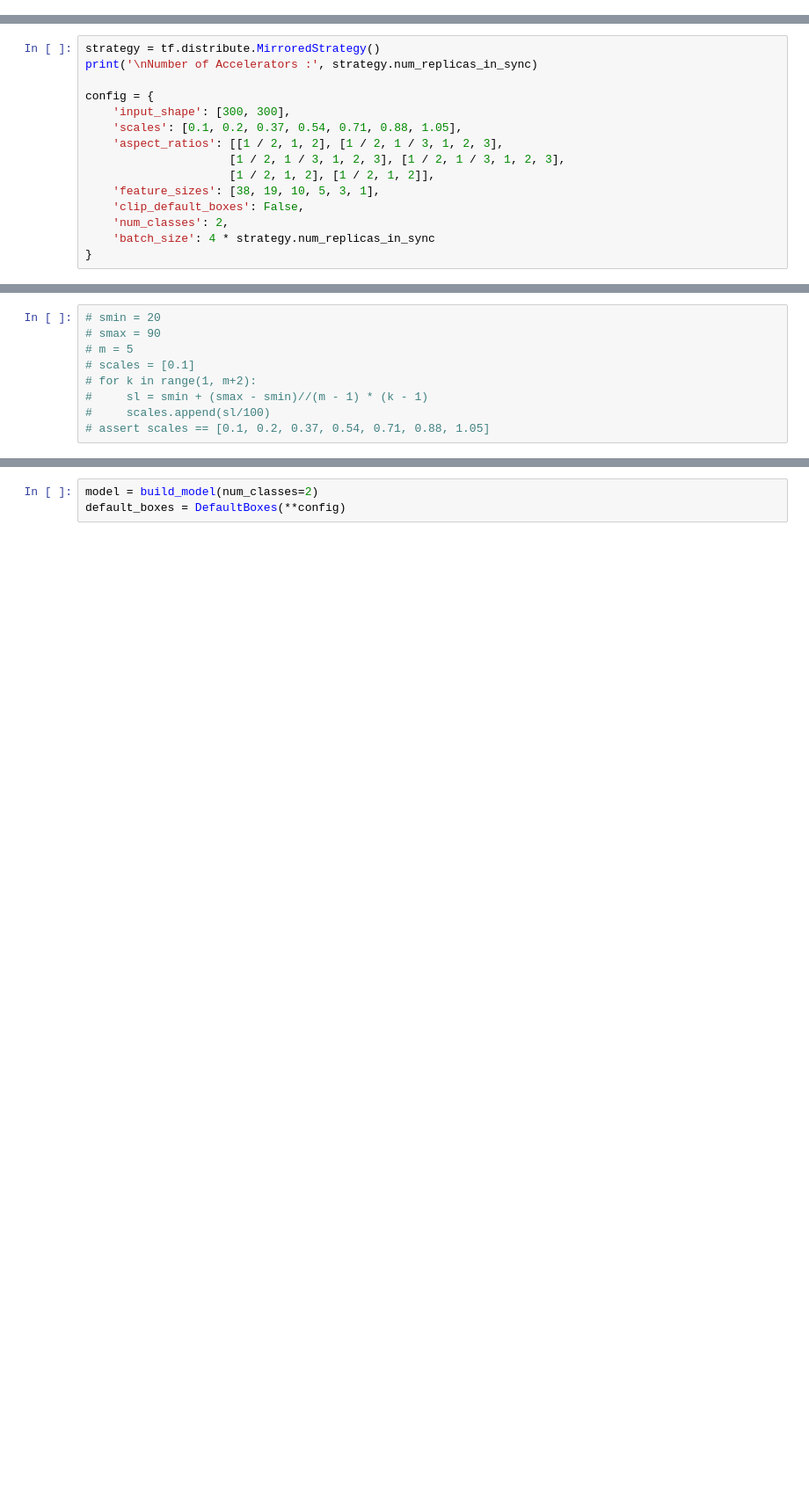
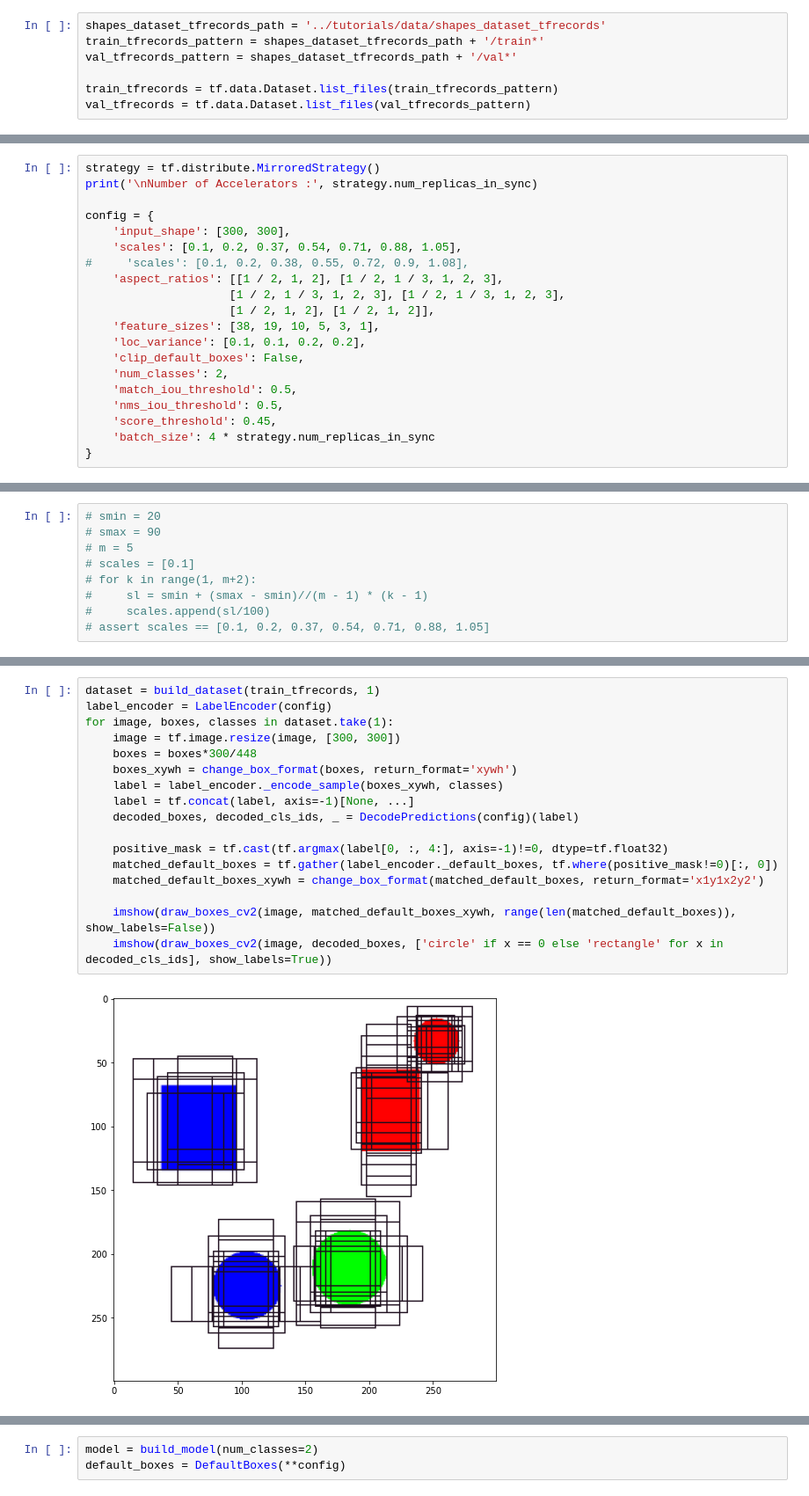
Before and after one commit to srihari-humbarwadi/tf_cv_tutorials, a Jupyter notebook: notebooks/SSD.ipynb, the cells around one changed output, grey strips where cells are left out. Shown at 88% size. Drawn from its saved outputs; the diff is of its cells as text; blank space fills up the shorter version.

Commit message:
SSD: Implmented LabelEncoder, BoxMatcher, DecodePredictions

```diff
--- a/notebooks/SSD.ipynb
+++ b/notebooks/SSD.ipynb
@@ -23,0 +60,7 @@ TensorFlow: 2.2.0-rc2
+# %%
+shapes_dataset_tfrecords_path = '../tutorials/data/shapes_dataset_tfrecords'
+train_tfrecords_pattern = shapes_dataset_tfrecords_path + '/train*'
+val_tfrecords_pattern = shapes_dataset_tfrecords_path + '/val*'
+
+train_tfrecords = tf.data.Dataset.list_files(train_tfrecords_pattern)
+val_tfrecords = tf.data.Dataset.list_files(val_tfrecords_pattern)
@@ -28,12 +125,17 @@ print('\nNumber of Accelerators :', strategy.num_replicas_in_sync)
 config = {
     'input_shape': [300, 300],
     'scales': [0.1, 0.2, 0.37, 0.54, 0.71, 0.88, 1.05],
+#     'scales': [0.1, 0.2, 0.38, 0.55, 0.72, 0.9, 1.08],
     'aspect_ratios': [[1 / 2, 1, 2], [1 / 2, 1 / 3, 1, 2, 3],
                      [1 / 2, 1 / 3, 1, 2, 3], [1 / 2, 1 / 3, 1, 2, 3],
                      [1 / 2, 1, 2], [1 / 2, 1, 2]],
     'feature_sizes': [38, 19, 10, 5, 3, 1],
+    'loc_variance': [0.1, 0.1, 0.2, 0.2],
     'clip_default_boxes': False,
     'num_classes': 2,
+    'match_iou_threshold': 0.5,
+    'nms_iou_threshold': 0.5,
+    'score_threshold': 0.45,
     'batch_size': 4 * strategy.num_replicas_in_sync
 }
 # %% [output]
@@ -169,0 +361,19 @@ class LabelEncoder:
+# %%
+dataset = build_dataset(train_tfrecords, 1)
+label_encoder = LabelEncoder(config)
+for image, boxes, classes in dataset.take(1):
+    image = tf.image.resize(image, [300, 300])
+    boxes = boxes*300/448
+    boxes_xywh = change_box_format(boxes, return_format='xywh')
+    label = label_encoder._encode_sample(boxes_xywh, classes)
+    label = tf.concat(label, axis=-1)[None, ...]
+    decoded_boxes, decoded_cls_ids, _ = DecodePredictions(config)(label)
+
+    positive_mask = tf.cast(tf.argmax(label[0, :, 4:], axis=-1)!=0, dtype=tf.float32)
+    matched_default_boxes = tf.gather(label_encoder._default_boxes, tf.where(positive_mask!=0)[:, 0])
+    matched_default_boxes_xywh = change_box_format(matched_default_boxes, return_format='x1y1x2y2')
+
+    imshow(draw_boxes_cv2(image, matched_default_boxes_xywh, range(len(matched_default_boxes)), show_labels=False))
+    imshow(draw_boxes_cv2(image, decoded_boxes, ['circle' if x == 0 else 'rectangle' for x in decoded_cls_ids], show_labels=True))
+# %% [output]
+[figure, added]
```
Also changed, not shown: parts of 12 cells of this notebook.
